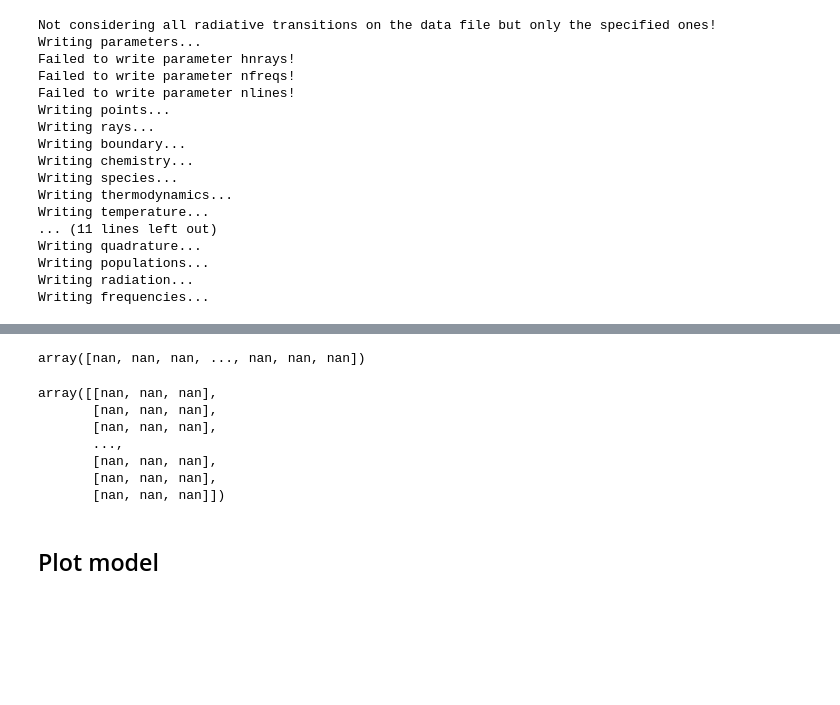
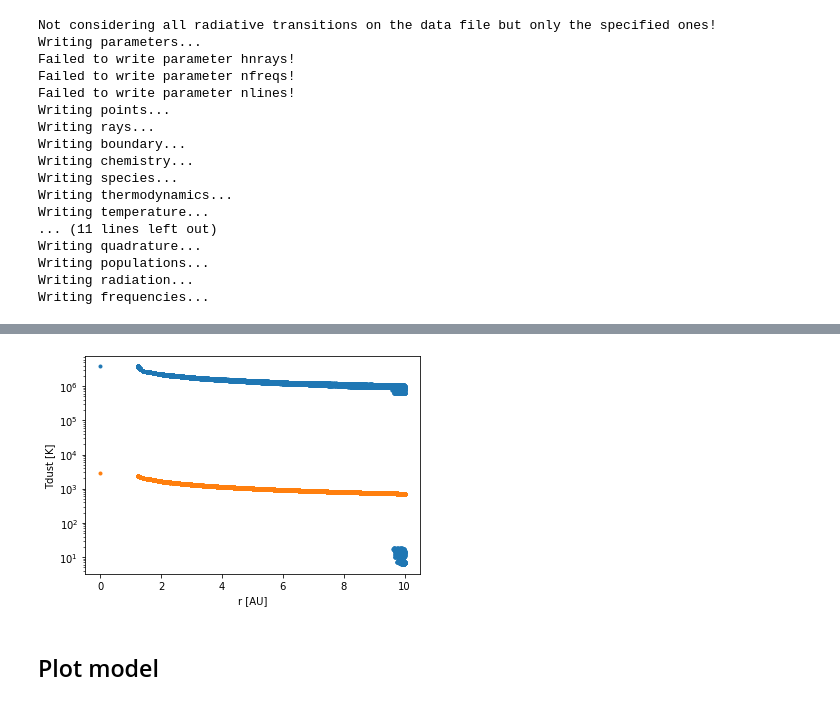
Before and after one commit to Magritte-code/Magritte, a Jupyter notebook: docs/src/1_examples/1_post-processing/3_create_Phantom_3D_grey_dust_mats.ipynb, the cells around one changed output, grey strips where cells are left out. Drawn from its saved outputs; the diff is of its cells as text; code cells hidden in the pictures; blank space fills up the shorter version.

```diff
--- a/docs/src/1_examples/1_post-processing/3_create_Phantom_3D_grey_dust_mats.ipynb
+++ b/docs/src/1_examples/1_post-processing/3_create_Phantom_3D_grey_dust_mats.ipynb
@@ -34,9 +37,9 @@ Create the working directory.
 # %% [markdown]
 Define file names.
 # %%
-input_file = os.path.join(wdir, 'wind_00600.ascii')   # Phantom snapshot
-model_file = os.path.join(wdir, 'wind_00600.hdf5' )   # Resulting Magritte model
-lamda_file = os.path.join(wdir, 'co.txt'          )   # Line data file
+input_file = os.path.join(wdir_1, 'wind_00300.ascii'     )   # Phantom snapshot
+model_file = os.path.join(wdir_2, 'wind_00300_test.hdf5' )   # Resulting Magritte model
+lamda_file = os.path.join(wdir_2, 'co.txt'               )   # Line data file
 # %% [markdown]
 We use a snapshot and data file that can be downloaded with the following links.
 # %%
@@ -61,7 +64,8 @@ velocity_cte = 2.9784608e+06
 density_cte  = 5.9410314e-07
 energy_cte   = 8.8712277e+12
 # %%
-pos_comp = np.array([x[-1], y[-1], z[-1]])
-pos_star = np.array([x[-2], y[-2], z[-2]])
-print(pos_comp)
-print(pos_star)
+# pos_comp = np.array([x[-1], y[-1], z[-1]])
+# pos_star = np.array([x[-2], y[-2], z[-2]])
+# print(pos_comp)
+# print(pos_star)
+pos_star = np.array([x[-1], y[-1], z[-1]])
@@ -267,7 +245,8 @@ T_cond = 1200.0         # K
 δ      =   50.0         # K
 σ      = 5.670374419e-8 # W m^-2 K^-4
 
-T_dust = 50.0 * np.ones(npoints)
+T_dust = 2874*(1/2*(1-np.sqrt(1.0e-9+1.0-np.square(R_star*constants.au.si.value/np.linalg.norm(position, axis=1)))))**(1/4)
+T_dust[-1] = 2874
 
 k = lambda T_dust: k_max / (1.0 + np.exp((T_dust - T_cond)/δ)) + 2.0e-4
 
@@ -299,17 +305,16 @@ Computing radiation field...
 # %%
-np.array(model.grey_J)
+J = np.array(model.grey_J)
-# %% [output]
-array([nan, nan, nan, ..., nan, nan, nan])
 # %%
-np.array(model.grey_F)
+F = np.array(model.grey_F)
-# %% [output]
-array([[nan, nan, nan],
-       [nan, nan, nan],
-       [nan, nan, nan],
-       ...,
-       [nan, nan, nan],
-       [nan, nan, nan],
-       [nan, nan, nan]])
+# %%
+plt.plot(np.linalg.norm(position-pos_star*constants.au.si.value, axis=1)/constants.au.si.value, (J*np.pi/σ)**(1/4), '.')
+plt.plot(np.linalg.norm(position-pos_star*constants.au.si.value, axis=1)/constants.au.si.value, T_dust, '.')
+plt.yscale('log')
+plt.xlabel('r [AU]')
+plt.ylabel('Tdust [K]')
+plt.show()
+# %% [output]
+[figure, added]
 # %% [markdown]
 ## Plot model
 # %% [markdown]
```
Also changed, not shown: parts of 18 cells of this notebook, 5 other files.
